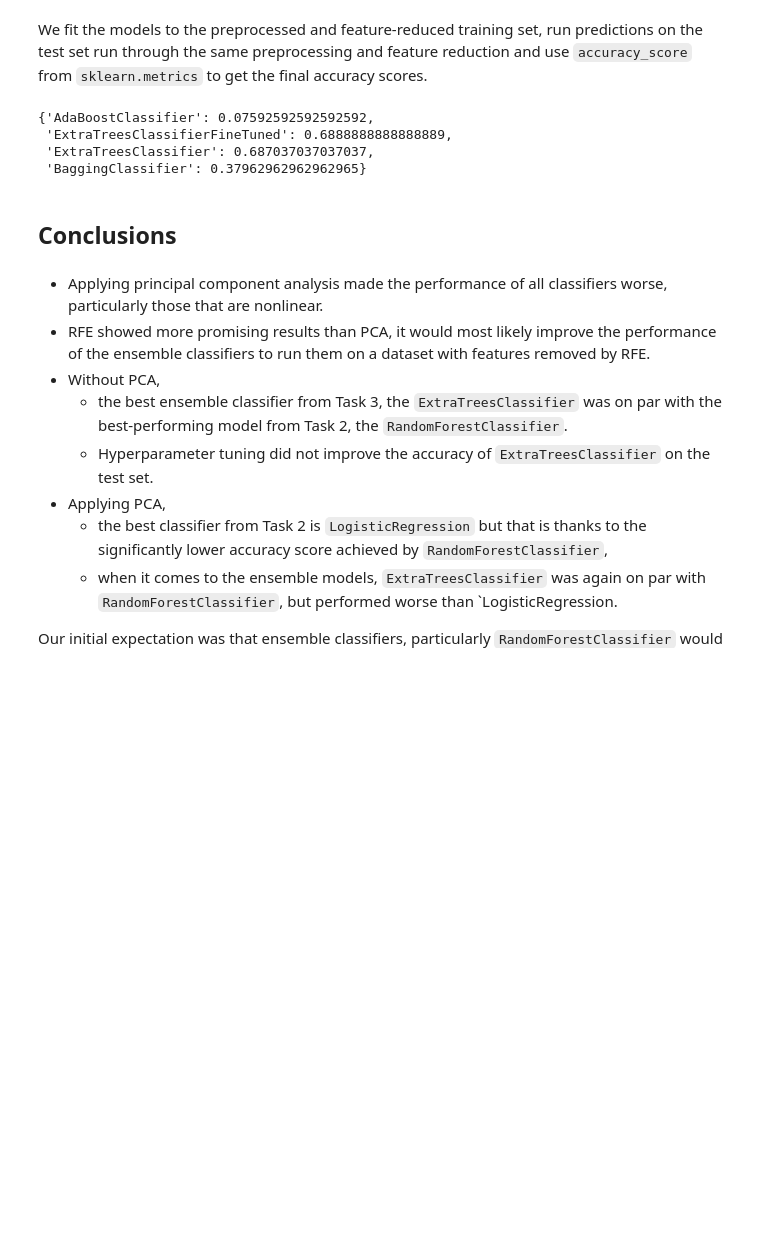
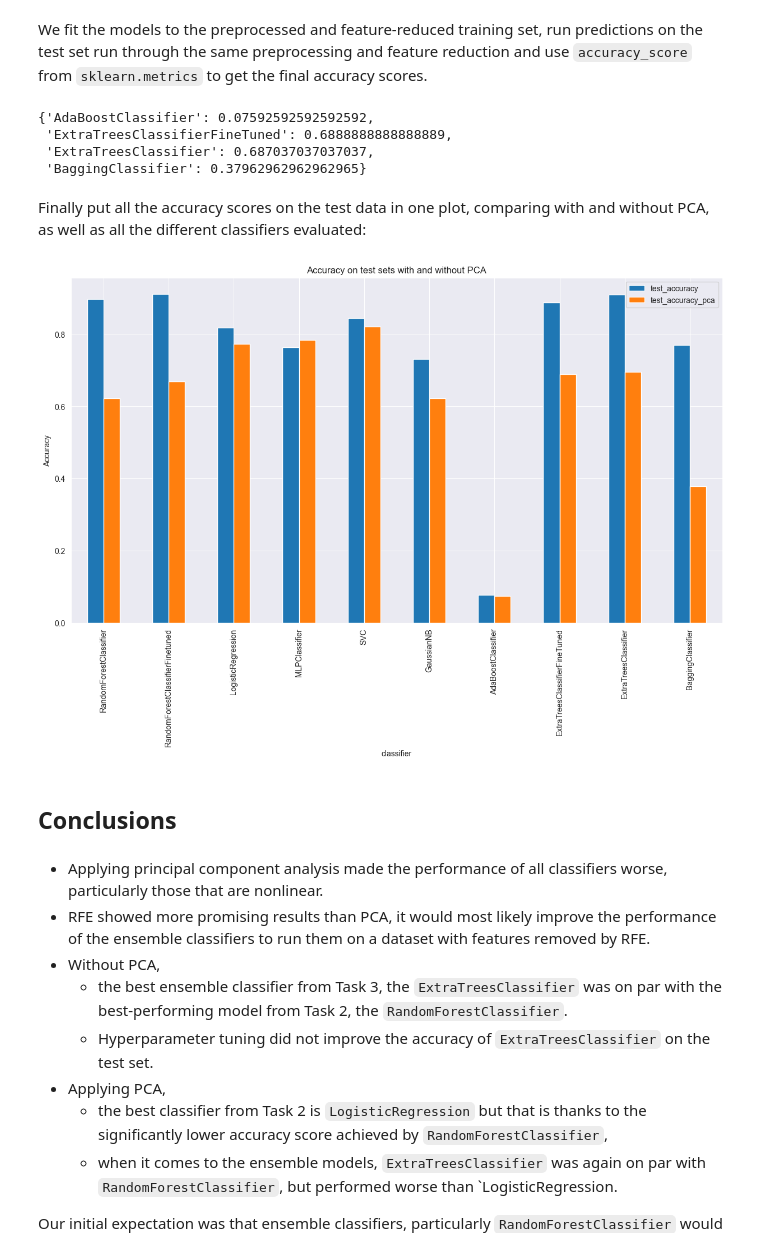
Before and after one commit to viktorparipas92/D7062E-projectgroup-10, a Jupyter notebook: Task3/task3.ipynb, the cells around one changed output. Saved outputs shown, nothing was run; the diff lists cells and outputs as text; code cells hidden in the pictures; blank space fills up the shorter version.

Commit message:
Add plot with all the classifiers

```diff
--- a/Task3/task3.ipynb
+++ b/Task3/task3.ipynb
@@ -952,3 +940,3 @@ GaussianNB 0.6222222222222222
 # %%
-pca_comparison_results
+pca_comparison_results = get_pca_comparison_results(CLASSIFIERS_TASK2_TO_EVALUATE)
 # %% [output]
@@ -1233,6 +1225,25 @@ pca_ensemble_prediction_scores
  'ExtraTreesClassifierFineTuned': 0.6888888888888889,
  'ExtraTreesClassifier': 0.687037037037037,
  'BaggingClassifier': 0.37962962962962965}
+# %% [markdown]
+Finally put all the accuracy scores on the test data in one plot, comparing with and without PCA, as well as all the different classifiers evaluated:
+# %%
+pca_ensemble_comparison_results = get_pca_comparison_results(
+    CLASSIFIERS_TASK3_TO_EVALUATE
+)
+# %%
+all_results = pd.concat(
+    [
+        pca_comparison_results,
+        pca_ensemble_comparison_results,
+    ]
+)
+all_results.plot(kind="bar", figsize=(15, 8))
+plt.ylabel("Accuracy")
+plt.title("Accuracy on test sets with and without PCA")
+plt.show()
+# %% [output]
+[figure, added]
 # %% [markdown]
 ## Conclusions
 # %% [markdown]
```
Also changed, not shown: parts of 2 cells of this notebook, 1 other file.
